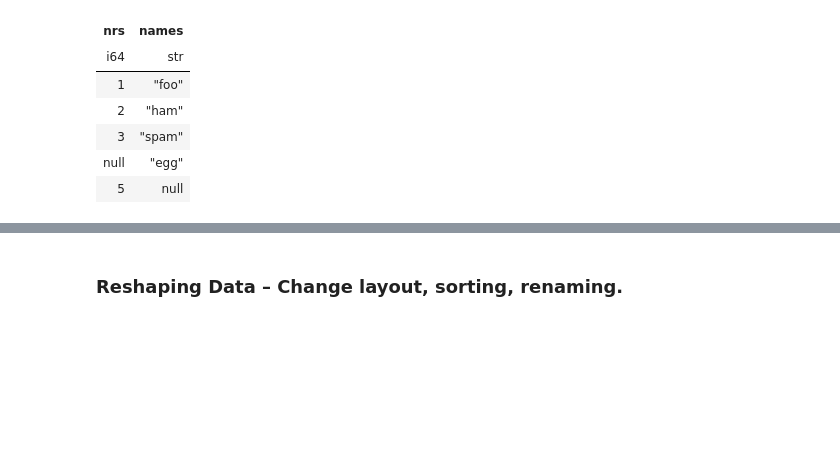
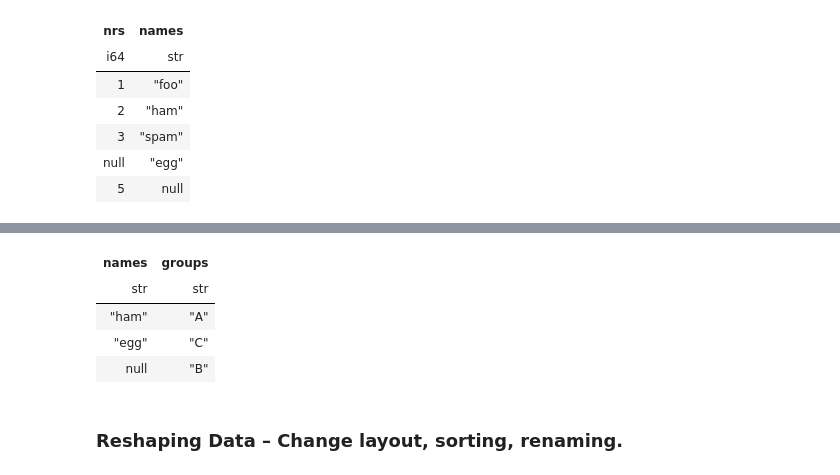
Before and after one commit to FranzDiebold/polars-cheat-sheet, a Jupyter notebook: polars-cheat-sheet.ipynb, the cells around one changed output, grey strips where cells are left out. Saved outputs shown, nothing was run; the diff lists cells and outputs as text; code cells hidden in the pictures; blank space fills up the shorter version.

```diff
--- a/polars-cheat-sheet.ipynb
+++ b/polars-cheat-sheet.ipynb
@@ -91,3 +112,12 @@ df.select(pl.col("^n.*$"))
+# %%
+# Select rows meeting logical condition, and only the specific columns.
+df[df["random"] > 0.5, ["names", "groups"]]
+# %% [output]
+| names | groups |
+| str | str |
+| "ham" | "A" |
+| "egg" | "C" |
+| null | "B" |
 # %% [markdown]
 ### Reshaping Data – Change layout, sorting, renaming.
 # %%
```
Also changed, not shown: parts of 3 cells of this notebook.
